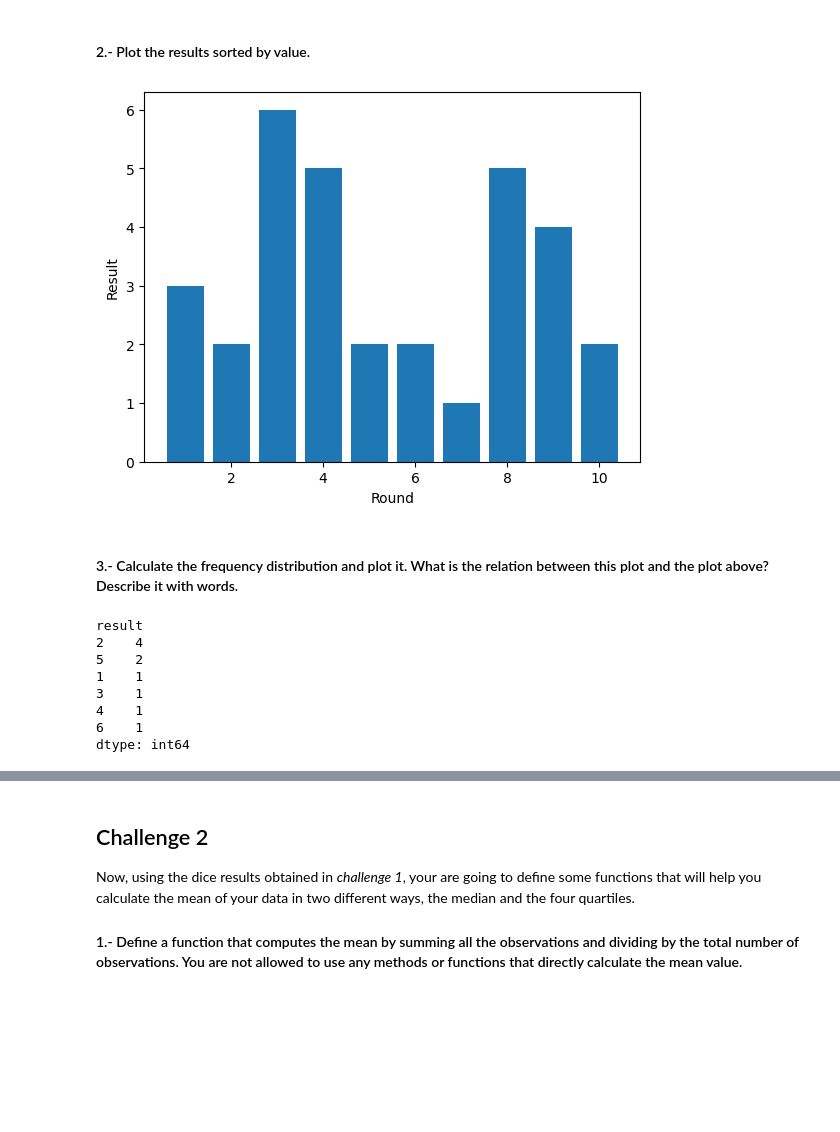
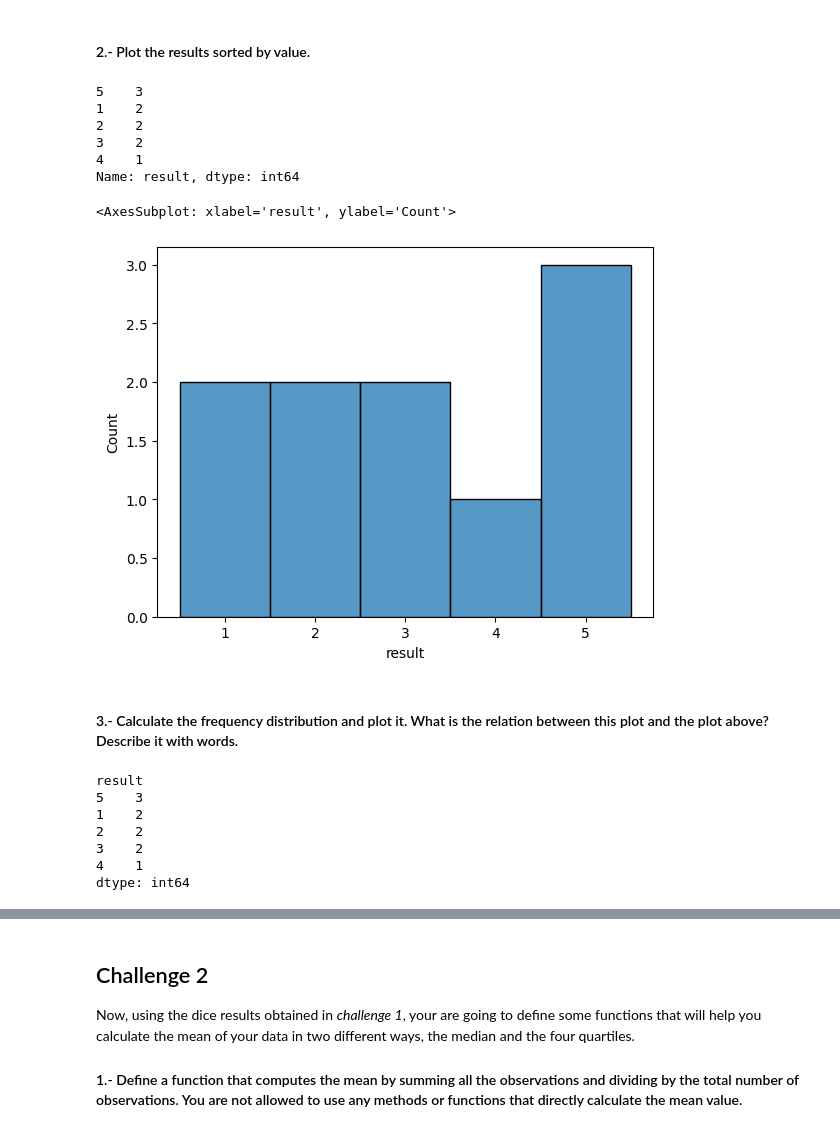
Before and after one commit to Dani-Yana/Descriptive-Stats, a Jupyter notebook: your-code/main.ipynb, the cells around one changed output, grey strips where cells are left out. Cells and saved outputs as stored; diff of their text form; code cells hidden in the pictures; blank space fills up the shorter version.

```diff
--- a/your-code/main.ipynb
+++ b/your-code/main.ipynb
@@ -71,17 +72,19 @@ dice
 # %% [markdown]
 #### 2.- Plot the results sorted by value.
-# %%
-# your code here
-
-dice = dice.sort_values(by='result')
-plt.bar(dice['round'], dice['result'])
-plt.xlabel('Round')
-plt.ylabel('Result')
-plt.show()
-
-# I can`t make them sorted by value and I`m sick of trying
-# %% [output]
-[figure, removed]
+# %%
+dice.sort_values(by='result')['result'].value_counts()
+# %% [output]
+5    3
+1    2
+2    2
+3    2
+4    1
+Name: result, dtype: int64
+# %%
+sns.histplot(dice['result'], discrete=True)
+# %% [output]
+<AxesSubplot: xlabel='result', ylabel='Count'>
+[figure, added]
 # %% [markdown]
 #### 3.- Calculate the frequency distribution and plot it. What is the relation between this plot and the plot above? Describe it with words.
 # %%
@@ -90,10 +93,9 @@ plt.show()
 dice.value_counts('result')
 # %% [output]
 result
-2    4
-5    2
-1    1
-3    1
+5    3
+1    2
+2    2
+3    2
 4    1
-6    1
 dtype: int64
```
Also changed, not shown: parts of 41 cells of this notebook.
